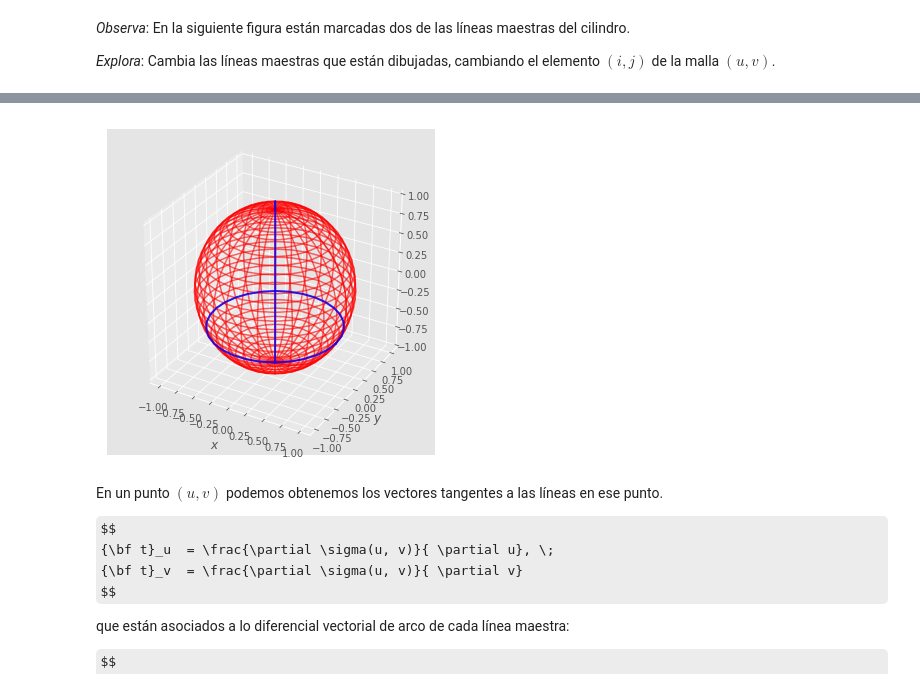
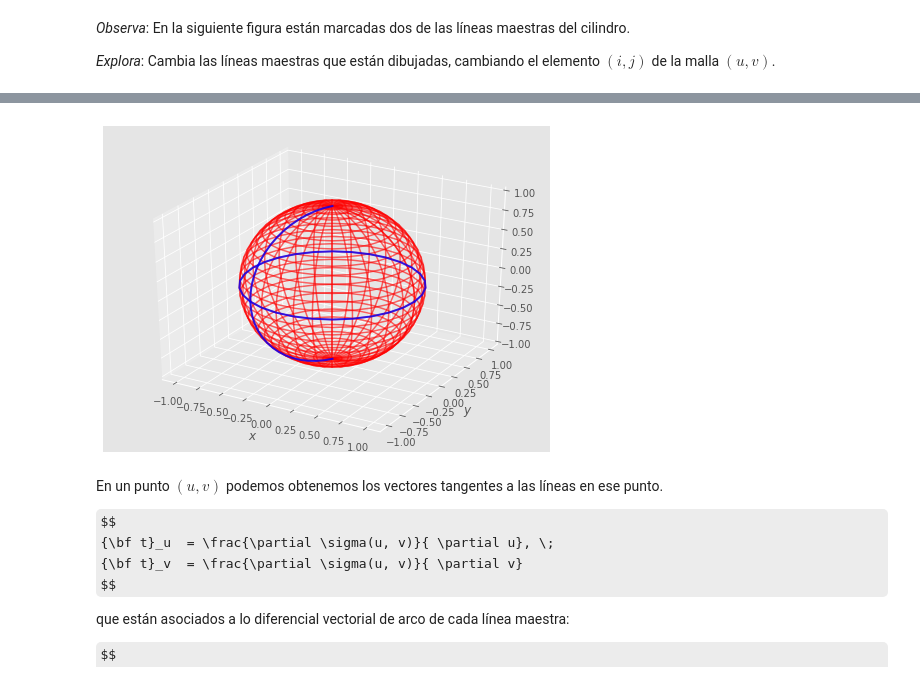
Before and after one commit to jahernando/USC-MMIII, a Jupyter notebook: tcalvec_integral_superficie.ipynb, the cells around one changed output, grey strips where cells are left out. Cells and saved outputs as stored; diff of their text form; code cells hidden in the pictures; some formulas as TeX source.

```diff
--- a/tcalvec_integral_superficie.ipynb
+++ b/tcalvec_integral_superficie.ipynb
@@ -116,15 +121,18 @@ gf.wfmasterlines(xfun, yfun, zfun, phirange, zrange, ui = phii, vj = zj);
 # %%
 r          = 1.
 phirange   = (0., 2*np.pi, 31)
 thetarange = (0.,   np.pi, 31)
-phii, thetaj = 10, 20
-xfun = lambda phi, theta : r * np.sin(theta) * np.cos(phi)
-yfun = lambda phi, theta : r * np.sin(theta) * np.sin(phi)
+phii, thetaj = 20, 15
+f0         =  0.85
+xfun = lambda phi, theta : f0 * r * np.sin(theta) * np.cos(phi)
+yfun = lambda phi, theta : f0 * r * np.sin(theta) * np.sin(phi)
 zfun = lambda phi, theta : r * np.cos(theta)
 gf.wfsurface(xfun, yfun, zfun, phirange, thetarange, alpha = 0.6);
 gf.wfmasterlines(xfun, yfun, zfun, phirange, thetarange, ui = phii, vj = thetaj);
+plt.gca(projection='3d').auto_scale_xyz((-1, 1), (-1, 1), (-1, 1))
+#plt.gca().set_aspect('equal','box')
 # %% [output]
-[figure, old version]
+[figure, new version]
 # %% [markdown]
 En un punto $(u, v)$ podemos obtenemos los vectores tangentes a las líneas en ese punto.
 
```
Also changed, not shown: parts of 18 cells of this notebook, 18 other files.
